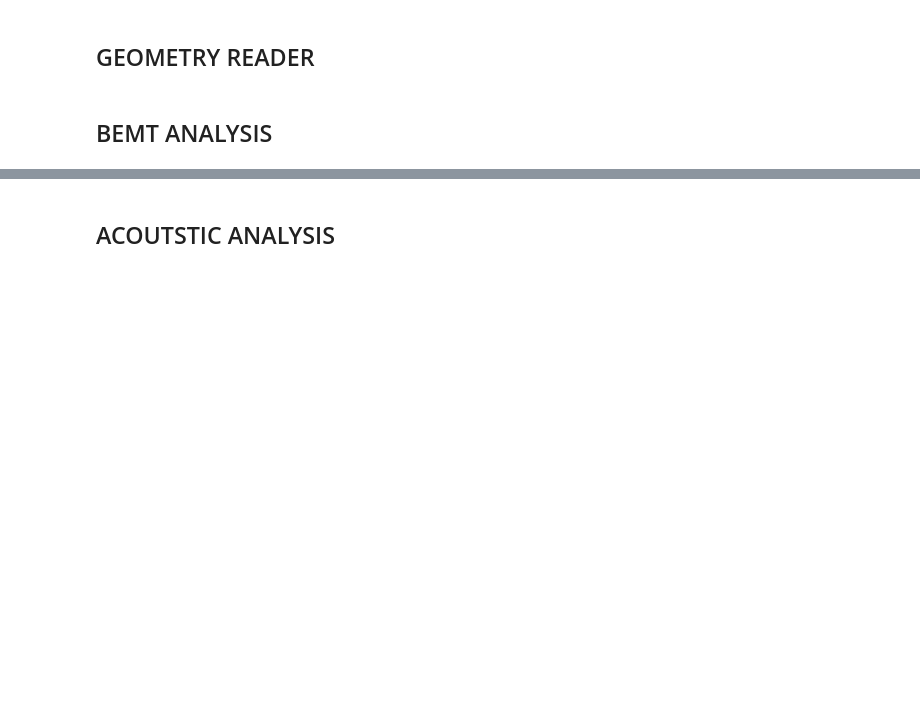
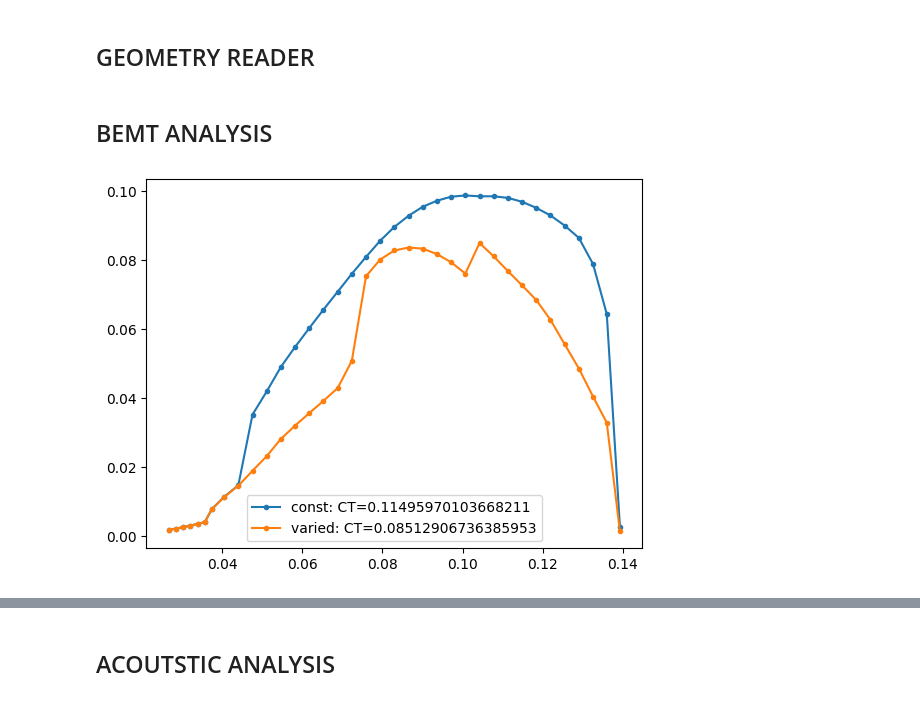
Before and after one commit to Ynnelmen/PropGeom-Sim, a Jupyter notebook: guided_example_functionality.ipynb, the cells around one changed output, grey strips where cells are left out. Drawn from its saved outputs; the diff is of its cells as text; code cells hidden in the pictures; blank space fills up the shorter version.

```diff
--- a/guided_example_functionality.ipynb
+++ b/guided_example_functionality.ipynb
@@ -41,8 +308,8 @@ hub_radius = BEMT_input['hub_radius']
 n_blades = BEMT_input['n_blades']
 
 # Operating conditions
-RPM = 7000
-v_inf = 0
+RPM = 3000
+v_inf = 0.0
 
 # Fluid Parameters
 rho = 1.225
@@ -62,11 +329,33 @@ propeller_parameters = PropellerParameters(
 )
 
 # Define propeller analysis
-propeller_analysis = PropellerAnalysis(
+propeller_analysis_const = PropellerAnalysis(
     propeller_geometry=BEMT_input,
-    propeller_params=propeller_parameters
+    propeller_params=propeller_parameters,
+    Re = 1e5,
+    Ma = 0.01,
+    use_consistent_Re_Ma=False
+)
+
+# Define propeller analysis
+propeller_analysis_varied = PropellerAnalysis(
+    propeller_geometry=BEMT_input,
+    propeller_params=propeller_parameters,
+    use_consistent_Re_Ma=True
 )
 
 # Run propeller analysis
-n_jobs = 8
-propeller_analysis.run_BEMT(n_jobs=n_jobs)
+n_jobs = 12
+propeller_analysis_const.run_BEMT(n_jobs=n_jobs)
+propeller_analysis_varied.run_BEMT(n_jobs=n_jobs)
+# %%
+const_sol = propeller_analysis_const.solution_data
+varied_sol = propeller_analysis_varied.solution_data
+# %%
+%matplotlib inline
+plt.plot(const_sol['radius'], const_sol['dT'], label=f'const: CT={propeller_analysis_const.compute_total_forces()[2]}', marker='.')
+plt.plot(varied_sol['radius'], varied_sol['dT'], label=f'varied: CT={propeller_analysis_varied.compute_total_forces()[2]}', marker='.')
+plt.legend()
+plt.show()
+# %% [output]
+[figure, added]
```
Also changed, not shown: parts of 14 cells of this notebook, 2 other files.
